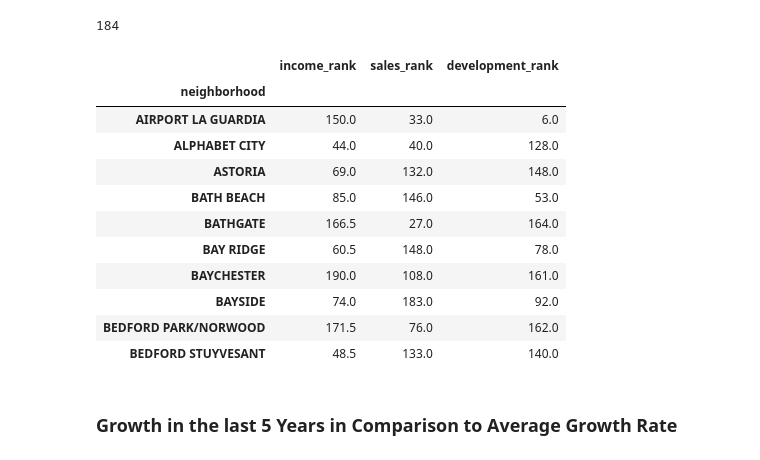
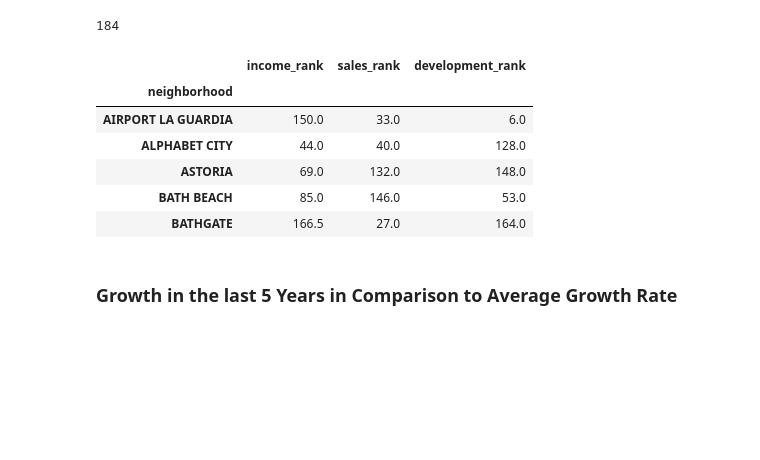
Before and after one commit to ekuo651/NYC-RE-Neighborhood-Trends, a Jupyter notebook: Joint_Analysis.ipynb, the cells around one changed output. Saved outputs shown, nothing was run; the diff lists cells and outputs as text; code cells hidden in the pictures; blank space fills up the shorter version.

```diff
--- a/Joint_Analysis.ipynb
+++ b/Joint_Analysis.ipynb
@@ -154,25 +168,20 @@ avg_increase_ranking = pd.concat([income_df['avg_change_rank'], sales_df['avg_ch
                             axis='columns',
                             join = 'inner')
 avg_increase_rank_columns = ['income_rank', 'sales_rank','development_rank']
-avg_increase_ranking.columns = avg_change_rank_columns
+avg_increase_ranking.columns = avg_increase_rank_columns
 len(avg_increase_ranking)
 # %% [output]
 184
 # %%
-avg_increase_ranking.head(10)
+avg_increase_ranking.head()
 # %% [output]
 |  | income_rank | sales_rank | development_rank |
 | neighborhood |  |  |  |
 | AIRPORT LA GUARDIA | 150.0 | 33.0 | 6.0 |
 | ALPHABET CITY | 44.0 | 40.0 | 128.0 |
 | ASTORIA | 69.0 | 132.0 | 148.0 |
 | BATH BEACH | 85.0 | 146.0 | 53.0 |
 | BATHGATE | 166.5 | 27.0 | 164.0 |
-| BAY RIDGE | 60.5 | 148.0 | 78.0 |
-| BAYCHESTER | 190.0 | 108.0 | 161.0 |
-| BAYSIDE | 74.0 | 183.0 | 92.0 |
-| BEDFORD PARK/NORWOOD | 171.5 | 76.0 | 162.0 |
-| BEDFORD STUYVESANT | 48.5 | 133.0 | 140.0 |
 # %% [markdown]
 ### Growth in the last 5 Years in Comparison to Average Growth Rate
 # %%
```
Also changed, not shown: parts of 13 cells of this notebook.
